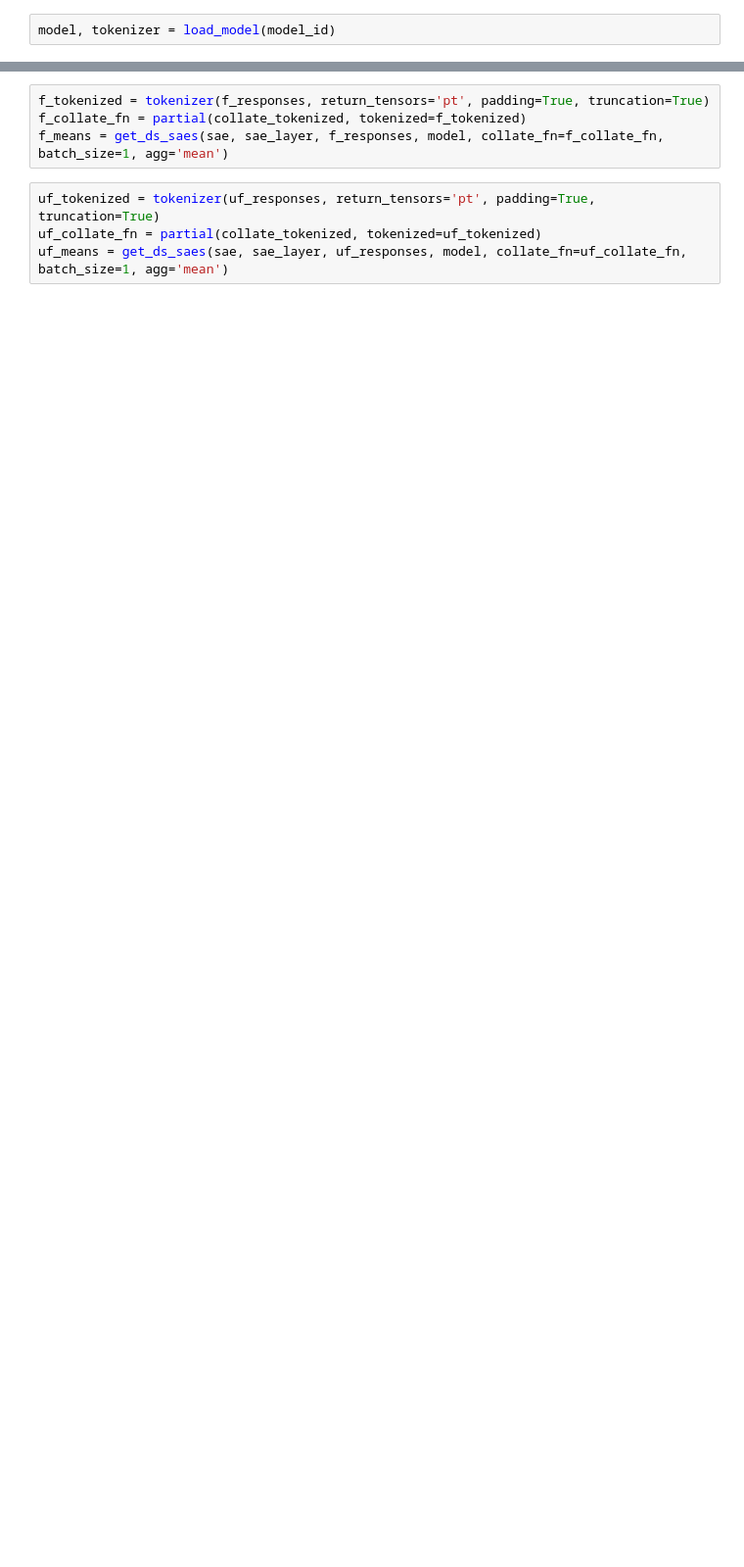
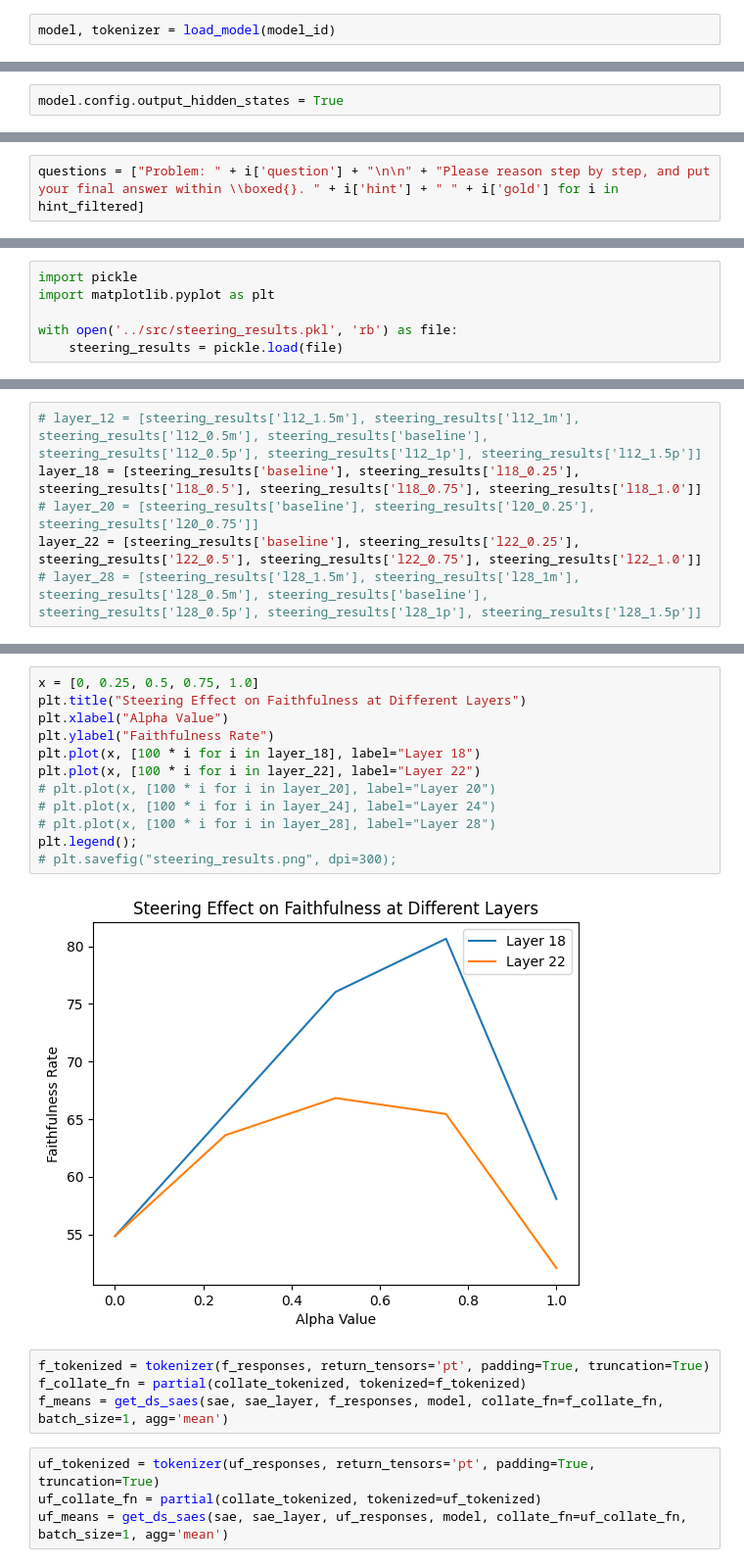
Before and after one commit to achyutha11/reasoning_with_saes, a Jupyter notebook: notebooks/sae_faithfulness.ipynb, the cells around one changed output, grey strips where cells are left out. Shown at 98% size. Drawn from its saved outputs; the diff is of its cells as text; blank space fills up the shorter version.

```diff
--- a/notebooks/sae_faithfulness.ipynb
+++ b/notebooks/sae_faithfulness.ipynb
@@ -166,0 +89,2 @@ model, tokenizer = load_model(model_id)
+# %%
+model.config.output_hidden_states = True
@@ -166,0 +196,2 @@ model, tokenizer = load_model(model_id)
+# %%
+questions = ["Problem: " + i['question'] + "\n\n" + "Please reason step by step, and put your final answer within \\boxed{}. " + i['hint'] + " " + i['gold'] for i in hint_filtered]
@@ -166,0 +241,6 @@ model, tokenizer = load_model(model_id)
+# %%
+import pickle
+import matplotlib.pyplot as plt
+
+with open('../src/steering_results.pkl', 'rb') as file:
+    steering_results = pickle.load(file)
@@ -166,0 +261,6 @@ model, tokenizer = load_model(model_id)
+# %%
+# layer_12 = [steering_results['l12_1.5m'], steering_results['l12_1m'], steering_results['l12_0.5m'], steering_results['baseline'], steering_results['l12_0.5p'], steering_results['l12_1p'], steering_results['l12_1.5p']]
+layer_18 = [steering_results['baseline'], steering_results['l18_0.25'], steering_results['l18_0.5'], steering_results['l18_0.75'], steering_results['l18_1.0']]
+# layer_20 = [steering_results['baseline'], steering_results['l20_0.25'], steering_results['l20_0.75']]
+layer_22 = [steering_results['baseline'], steering_results['l22_0.25'], steering_results['l22_0.5'], steering_results['l22_0.75'], steering_results['l22_1.0']]
+# layer_28 = [steering_results['l28_1.5m'], steering_results['l28_1m'], steering_results['l28_0.5m'], steering_results['baseline'], steering_results['l28_0.5p'], steering_results['l28_1p'], steering_results['l28_1.5p']]
@@ -167,3 +271,17 @@ model, tokenizer = load_model(model_id)
+# %%
+x = [0, 0.25, 0.5, 0.75, 1.0]
+plt.title("Steering Effect on Faithfulness at Different Layers")
+plt.xlabel("Alpha Value")
+plt.ylabel("Faithfulness Rate")
+plt.plot(x, [100 * i for i in layer_18], label="Layer 18")
+plt.plot(x, [100 * i for i in layer_22], label="Layer 22")
+# plt.plot(x, [100 * i for i in layer_20], label="Layer 20")
+# plt.plot(x, [100 * i for i in layer_24], label="Layer 24")
+# plt.plot(x, [100 * i for i in layer_28], label="Layer 28")
+plt.legend();
+# plt.savefig("steering_results.png", dpi=300);
+# %% [output]
+[figure, added]
 # %%
 f_tokenized = tokenizer(f_responses, return_tensors='pt', padding=True, truncation=True)
 f_collate_fn = partial(collate_tokenized, tokenized=f_tokenized)
```
Also changed, not shown: parts of 25 cells of this notebook, 3 other files.
